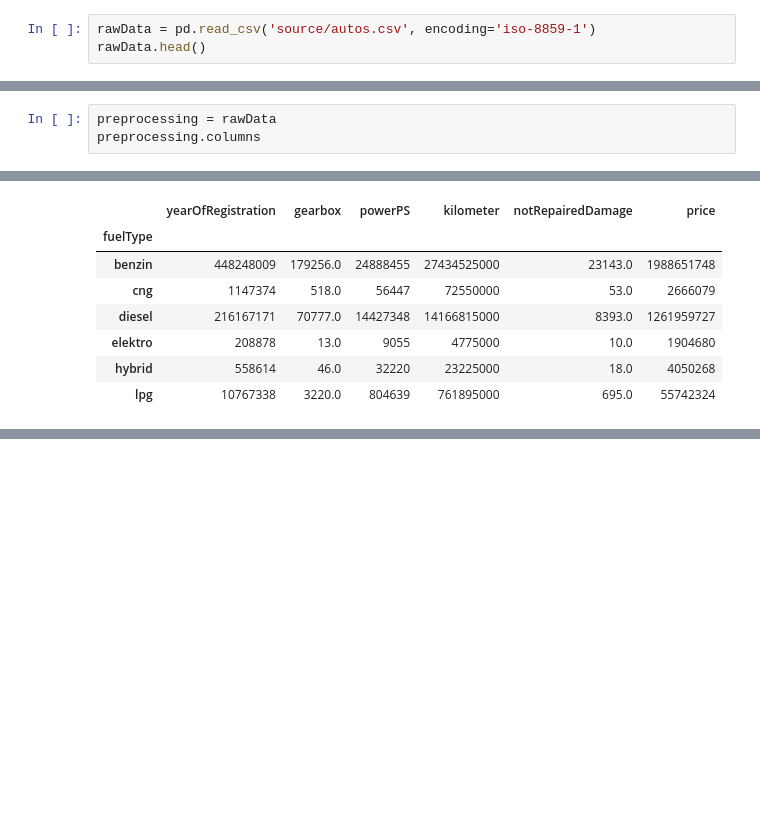
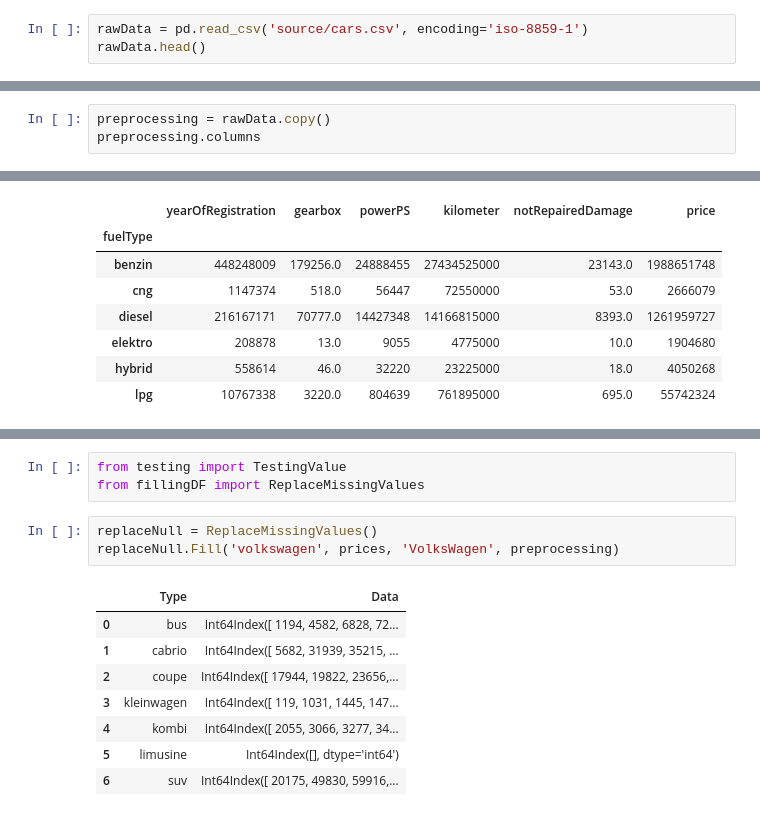
Before and after one commit to WorldWideWest/usedCarsSales, a Jupyter notebook: usedCarPrice.ipynb, the cells around one changed output, grey strips where cells are left out. Saved outputs shown, nothing was run; the diff lists cells and outputs as text; blank space fills up the shorter version.

Commit message:
Creating a class that replaces missing/garbage values
In the comming commits we will apply it to all brands, so far we did it only on one

```diff
--- a/usedCarPrice.ipynb
+++ b/usedCarPrice.ipynb
@@ -12,7 +11,7 @@ sns.set()
 # %% [markdown]
 ## Get the Data
 # %%
-rawData = pd.read_csv('source/autos.csv', encoding='iso-8859-1')
+rawData = pd.read_csv('source/cars.csv', encoding='iso-8859-1')
 rawData.head()
 # %% [output]
 |  | dateCrawled | name | seller | offerType | price | abtest | vehicleType | yearOfRegistration | gearbox | ... |
@@ -256,7 +255,7 @@ Index(['dateCrawled', 'name', 'seller', 'offerType', 'price', 'abtest',
 rawData.drop(rawData[['dateCrawled', 'name', 'seller', 'offerType', 'abtest','monthOfRegistration',
 'dateCreated', 'nrOfPictures', 'postalCode', 'lastSeen']], axis=1, inplace=True)
 # %%
-preprocessing = rawData
+preprocessing = rawData.copy()
 preprocessing.columns
 # %% [output]
 Index(['price', 'vehicleType', 'yearOfRegistration', 'gearbox', 'powerPS',
@@ -334,0 +354,15 @@ priceNull = preprocessing[(preprocessing['brand']=='volkswagen') & (preprocessin
+# %%
+from testing import TestingValue
+from fillingDF import ReplaceMissingValues
+# %%
+replaceNull = ReplaceMissingValues()
+replaceNull.Fill('volkswagen', prices, 'VolksWagen', preprocessing)
+# %% [output]
+|  | Type | Data |
+| 0 | bus | Int64Index([ 1194, 4582, 6828, 72... |
+| 1 | cabrio | Int64Index([ 5682, 31939, 35215, ... |
+| 2 | coupe | Int64Index([ 17944, 19822, 23656,... |
+| 3 | kleinwagen | Int64Index([ 119, 1031, 1445, 147... |
+| 4 | kombi | Int64Index([ 2055, 3066, 3277, 34... |
+| 5 | limusine | Int64Index([], dtype='int64') |
+| 6 | suv | Int64Index([ 20175, 49830, 59916,... |
```
Also changed, not shown: parts of 8 cells of this notebook, 5 other files.
